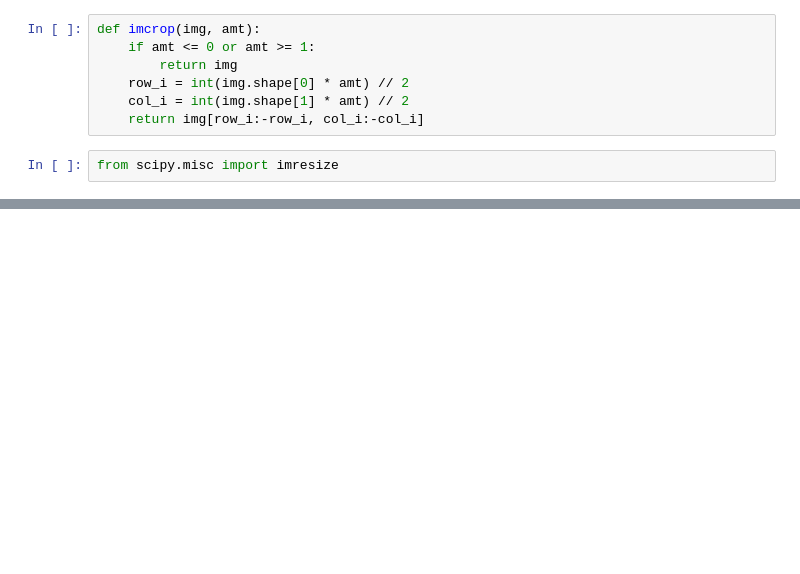
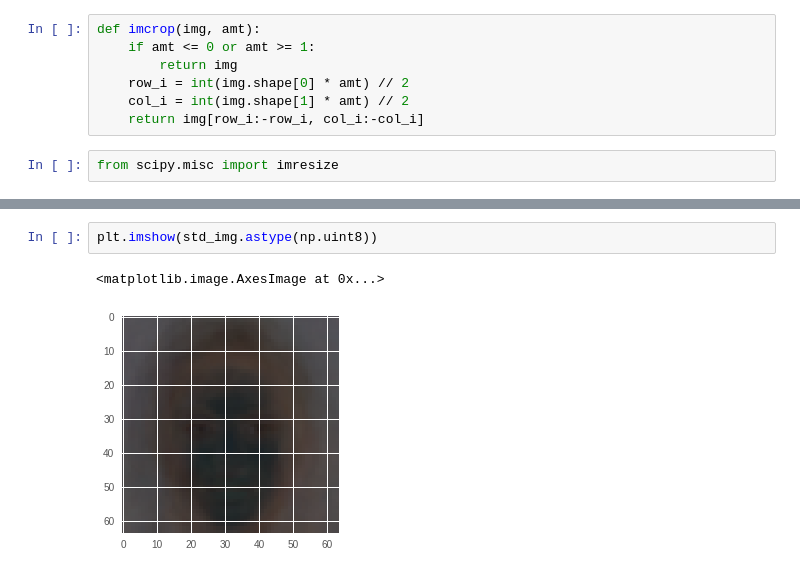
Before and after one commit to sg1791/Kadenze_Image_dataset_processing, a Jupyter notebook: Kadenze_celebface_dataset.ipynb, the cells around one changed output, grey strips where cells are left out. Saved outputs shown, nothing was run; the diff lists cells and outputs as text; blank space fills up the shorter version.

```diff
--- a/Kadenze_celebface_dataset.ipynb
+++ b/Kadenze_celebface_dataset.ipynb
@@ -197,0 +206,5 @@ data.shape
+# %%
+plt.imshow(std_img.astype(np.uint8))
+# %% [output]
+<matplotlib.image.AxesImage at 0x...>
+[figure, added]
```
Also changed, not shown: parts of 42 cells of this notebook.
